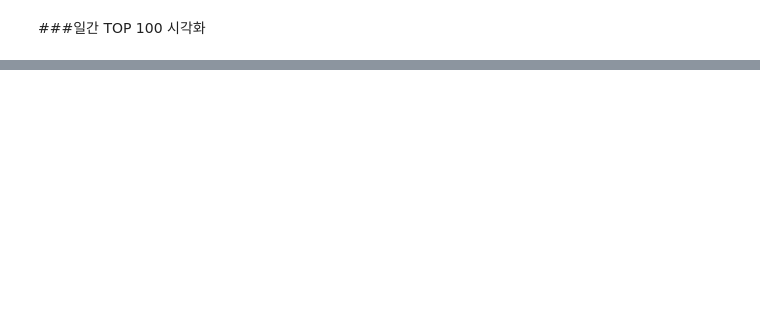
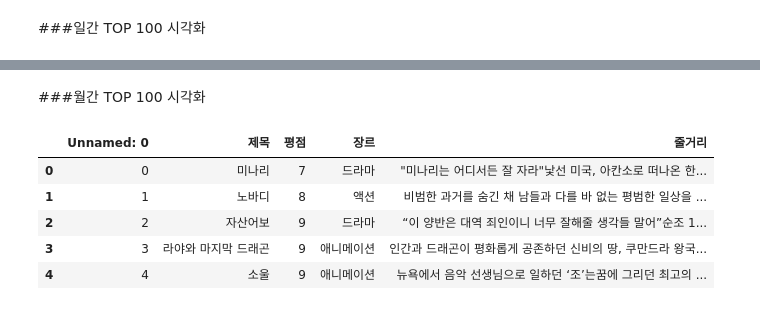
Before and after one commit to SangHeeRho/DataScience, a Jupyter notebook: 실습/네이버_영화_TOP100_크롤링_&_영화_데이터_분석.ipynb, the cells around one changed output, grey strips where cells are left out. Cells and saved outputs as stored; diff of their text form; code cells hidden in the pictures; blank space fills up the shorter version.

```diff
--- a/실습/네이버_영화_TOP100_크롤링_&_영화_데이터_분석.ipynb
+++ b/실습/네이버_영화_TOP100_크롤링_&_영화_데이터_분석.ipynb
@@ -299,0 +322,12 @@ fig.show()
+# %% [markdown]
+###월간 TOP 100 시각화
+# %%
+df2 = pd.read_csv('/content/movie_my_data_monthly_64.csv', encoding='euc-kr')
+df2.head()
+# %% [output]
+|  | Unnamed: 0 | 제목 | 평점 | 장르 | 줄거리 |
+| 0 | 0 | 미나리 | 7 | 드라마 | "미나리는 어디서든 잘 자라"낯선 미국, 아칸소로 떠나온 한... |
+| 1 | 1 | 노바디 | 8 | 액션 | 비범한 과거를 숨긴 채 남들과 다를 바 없는 평범한 일상을 ... |
+| 2 | 2 | 자산어보 | 9 | 드라마 | “이 양반은 대역 죄인이니 너무 잘해줄 생각들 말어”순조 1... |
+| 3 | 3 | 라야와 마지막 드래곤 | 9 | 애니메이션 | 인간과 드래곤이 평화롭게 공존하던 신비의 땅, 쿠만드라 왕국... |
+| 4 | 4 | 소울 | 9 | 애니메이션 | 뉴욕에서 음악 선생님으로 일하던 ‘조’는꿈에 그리던 최고의 ... |
```
Also changed, not shown: parts of 10 cells of this notebook.
